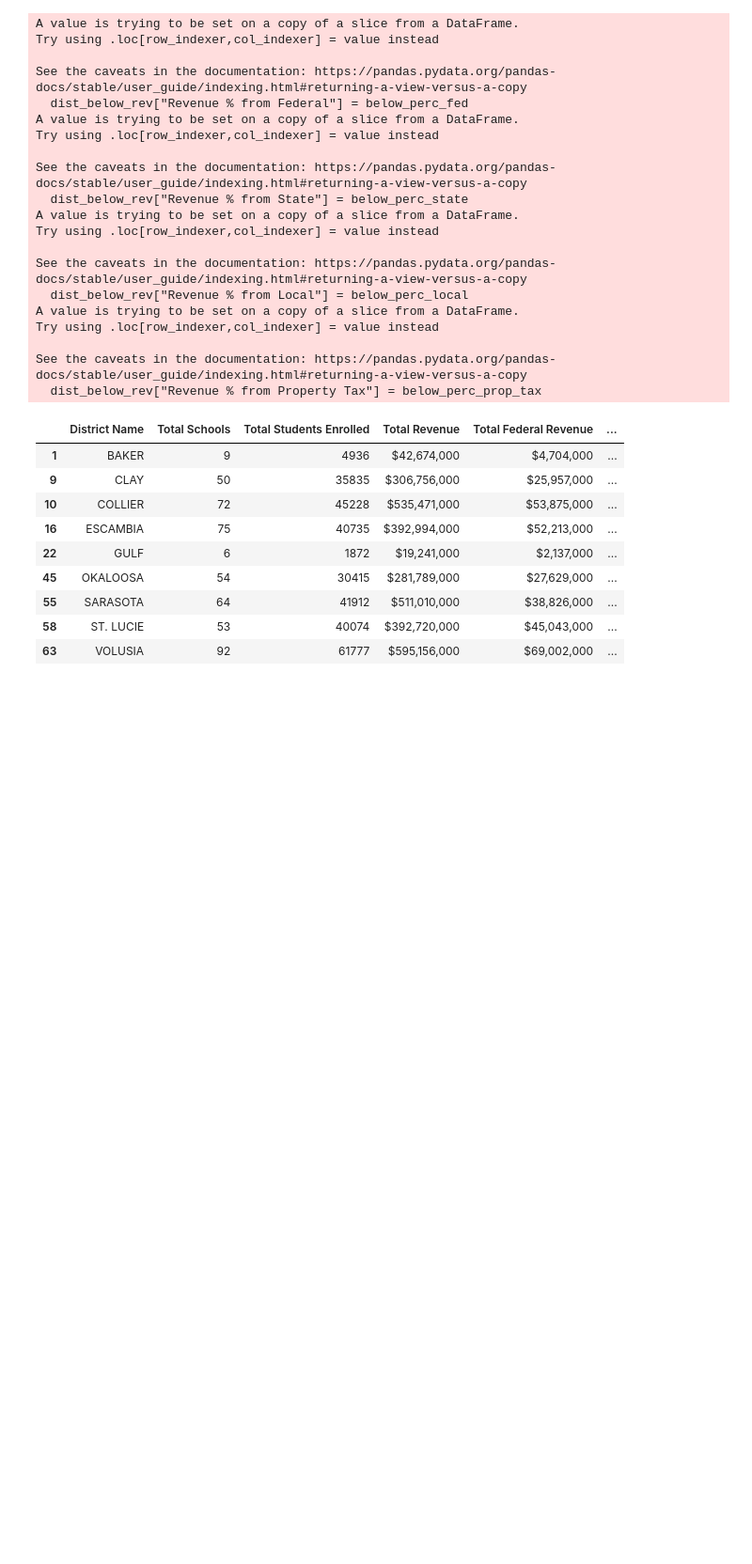
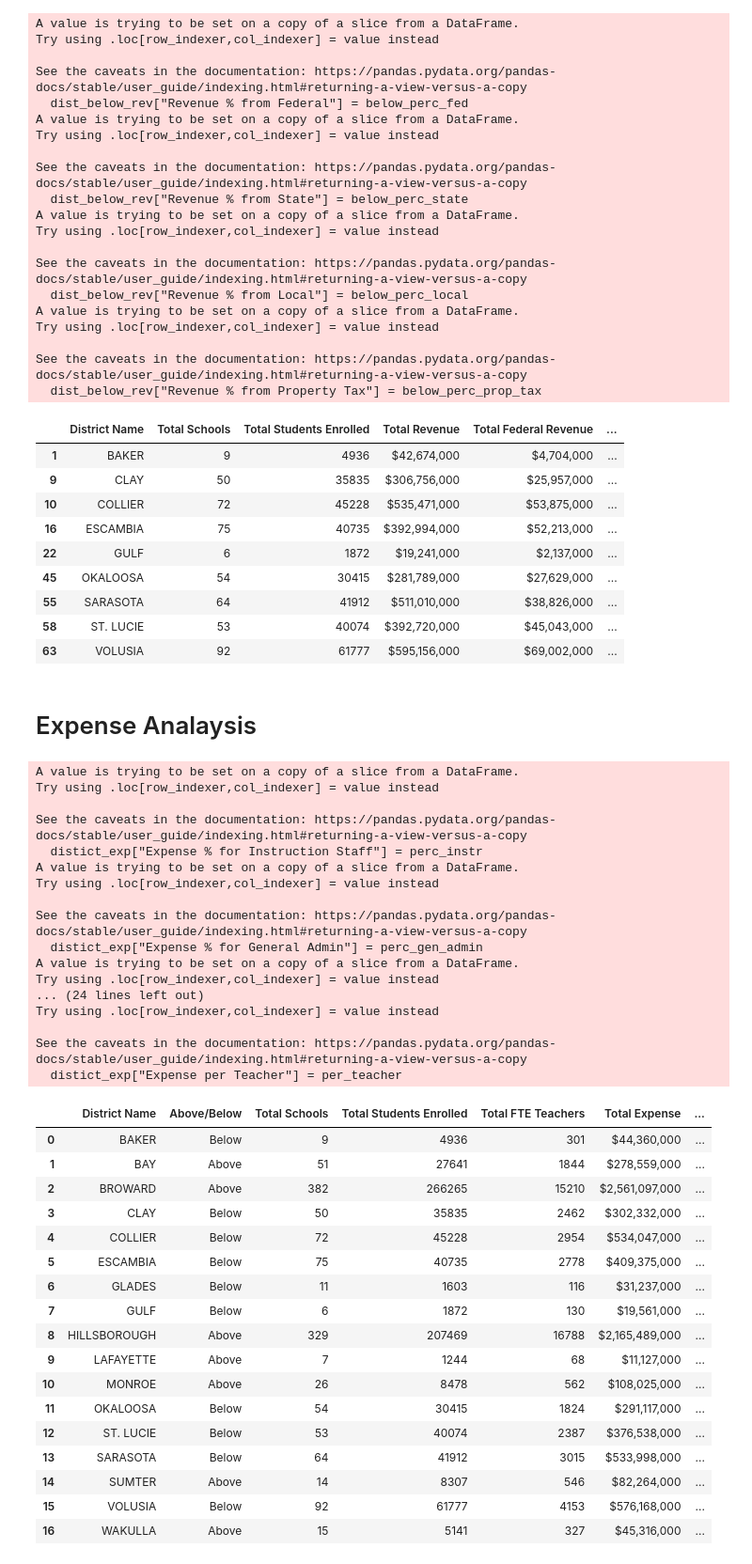
Before and after one commit to jjwilliams11/project1, a Jupyter notebook: Education_Dropout/FL_Education_Dropout_JJ.ipynb, the cells around one changed output. Shown: that part at 94% size. Cells and saved outputs as stored; diff of their text form; code cells hidden in the pictures; blank space fills up the shorter version.

```diff
--- a/Education_Dropout/FL_Education_Dropout_JJ.ipynb
+++ b/Education_Dropout/FL_Education_Dropout_JJ.ipynb
@@ -604,3 +713,78 @@ See the caveats in the documentation: https://pandas.pydata.org/pandas-docs/stab
 | 55 | SARASOTA | 64 | 41912 | $511,010,000 | $38,826,000 | ... |
 | 58 | ST. LUCIE | 53 | 40074 | $392,720,000 | $45,043,000 | ... |
 | 63 | VOLUSIA | 92 | 61777 | $595,156,000 | $69,002,000 | ... |
+# %% [markdown]
+# Expense Analaysis
+# %%
+distict_exp = districts_financials[["District Name","Above/Below", "Total Schools", "Total Students Enrolled", "Total FTE Teachers",
+                                             "Total Expense", "Total Expense for Instruction Staff", "Total Expense for General Admin",
+                                             "Total Expense for School Admin", "Total Expense for Operations",
+                                             "Total Expense for Student Transportation"]]
+
+
+perc_instr = distict_exp["Total Expense for Instruction Staff"] / distict_exp["Total Expense"]
+perc_gen_admin = distict_exp["Total Expense for General Admin"]/distict_exp["Total Expense"]
+perc_sch_admin = distict_exp["Total Expense for School Admin"]/distict_exp["Total Expense"]
+perc_oper = distict_exp["Total Expense for Operations"]/distict_exp["Total Expense"]
+perc_trans = distict_exp["Total Expense for Student Transportation"]/distict_exp["Total Expense"]
+per_school = distict_exp["Total Expense"]/distict_exp["Total Schools"]
+per_student = distict_exp["Total Expense"]/distict_exp["Total Students Enrolled"]
+per_teacher = distict_exp["Total Expense"]/distict_exp["Total FTE Teachers"]
+
+
+distict_exp["Expense % for Instruction Staff"] = perc_instr
+distict_exp["Expense % for General Admin"] = perc_gen_admin
+distict_exp["Expense % for School Admin"] = perc_sch_admin
+distict_exp["Expense % for Operations"] = perc_oper
+distict_exp["Expense % for Transportation"] = perc_trans
+distict_exp["Expense per School"] = per_school
+distict_exp["Expense per Student"] = per_student
+distict_exp["Expense per Teacher"] = per_teacher
+
+
+# Format columns
+distict_exp = distict_exp.style.format({"Total Expense": "${:,.0f}" , "Total Expense for Instruction Staff":"${:,.0f}",
+                                                            "Total Expense for General Admin":"${:,.0f}", "Total Expense for School Admin":"${:,.0f}",
+                                                            "Total Expense for Operations":"${:,.0f}", "Total Expense for Student Transportation":"${:,.0f}",
+                                                            "Expense % for Instruction Staff":"{:.2%}", "Expense % for General Admin":"{:.2%}",
+                                                            "Expense % for School Admin":"{:.2%}", "Expense % for Operations":"{:.2%}",
+                                                            "Expense % for Transportation":"{:.2%}" ,"Expense per School":"${:,.0f}",
+                                                            "Expense per Student":"${:,.0f}", "Expense per Teacher":"${:,.0f}"})
+
+distict_exp
+# %% [output]
+A value is trying to be set on a copy of a slice from a DataFrame.
+Try using .loc[row_indexer,col_indexer] = value instead
+
+See the caveats in the documentation: https://pandas.pydata.org/pandas-docs/stable/user_guide/indexing.html#returning-a-view-versus-a-copy
+  distict_exp["Expense % for Instruction Staff"] = perc_instr
+A value is trying to be set on a copy of a slice from a DataFrame.
+Try using .loc[row_indexer,col_indexer] = value instead
+
+See the caveats in the documentation: https://pandas.pydata.org/pandas-docs/stable/user_guide/indexing.html#returning-a-view-versus-a-copy
+  distict_exp["Expense % for General Admin"] = perc_gen_admin
+A value is trying to be set on a copy of a slice from a DataFrame.
+Try using .loc[row_indexer,col_indexer] = value instead
+... (24 lines left out)
+Try using .loc[row_indexer,col_indexer] = value instead
+
+See the caveats in the documentation: https://pandas.pydata.org/pandas-docs/stable/user_guide/indexing.html#returning-a-view-versus-a-copy
+  distict_exp["Expense per Teacher"] = per_teacher
+|  | District Name | Above/Below | Total Schools | Total Students Enrolled | Total FTE Teachers | Total Expense | ... |
+| 0 | BAKER | Below | 9 | 4936 | 301 | $44,360,000 | ... |
+| 1 | BAY | Above | 51 | 27641 | 1844 | $278,559,000 | ... |
+| 2 | BROWARD | Above | 382 | 266265 | 15210 | $2,561,097,000 | ... |
+| 3 | CLAY | Below | 50 | 35835 | 2462 | $302,332,000 | ... |
+| 4 | COLLIER | Below | 72 | 45228 | 2954 | $534,047,000 | ... |
+| 5 | ESCAMBIA | Below | 75 | 40735 | 2778 | $409,375,000 | ... |
+| 6 | GLADES | Below | 11 | 1603 | 116 | $31,237,000 | ... |
+| 7 | GULF | Below | 6 | 1872 | 130 | $19,561,000 | ... |
+| 8 | HILLSBOROUGH | Above | 329 | 207469 | 16788 | $2,165,489,000 | ... |
+| 9 | LAFAYETTE | Above | 7 | 1244 | 68 | $11,127,000 | ... |
+| 10 | MONROE | Above | 26 | 8478 | 562 | $108,025,000 | ... |
+| 11 | OKALOOSA | Below | 54 | 30415 | 1824 | $291,117,000 | ... |
+| 12 | ST. LUCIE | Below | 53 | 40074 | 2387 | $376,538,000 | ... |
+| 13 | SARASOTA | Below | 64 | 41912 | 3015 | $533,998,000 | ... |
+| 14 | SUMTER | Above | 14 | 8307 | 546 | $82,264,000 | ... |
+| 15 | VOLUSIA | Below | 92 | 61777 | 4153 | $576,168,000 | ... |
+| 16 | WAKULLA | Above | 15 | 5141 | 327 | $45,316,000 | ... |
```
Also changed, not shown: parts of 19 cells of this notebook, 1 other file.
